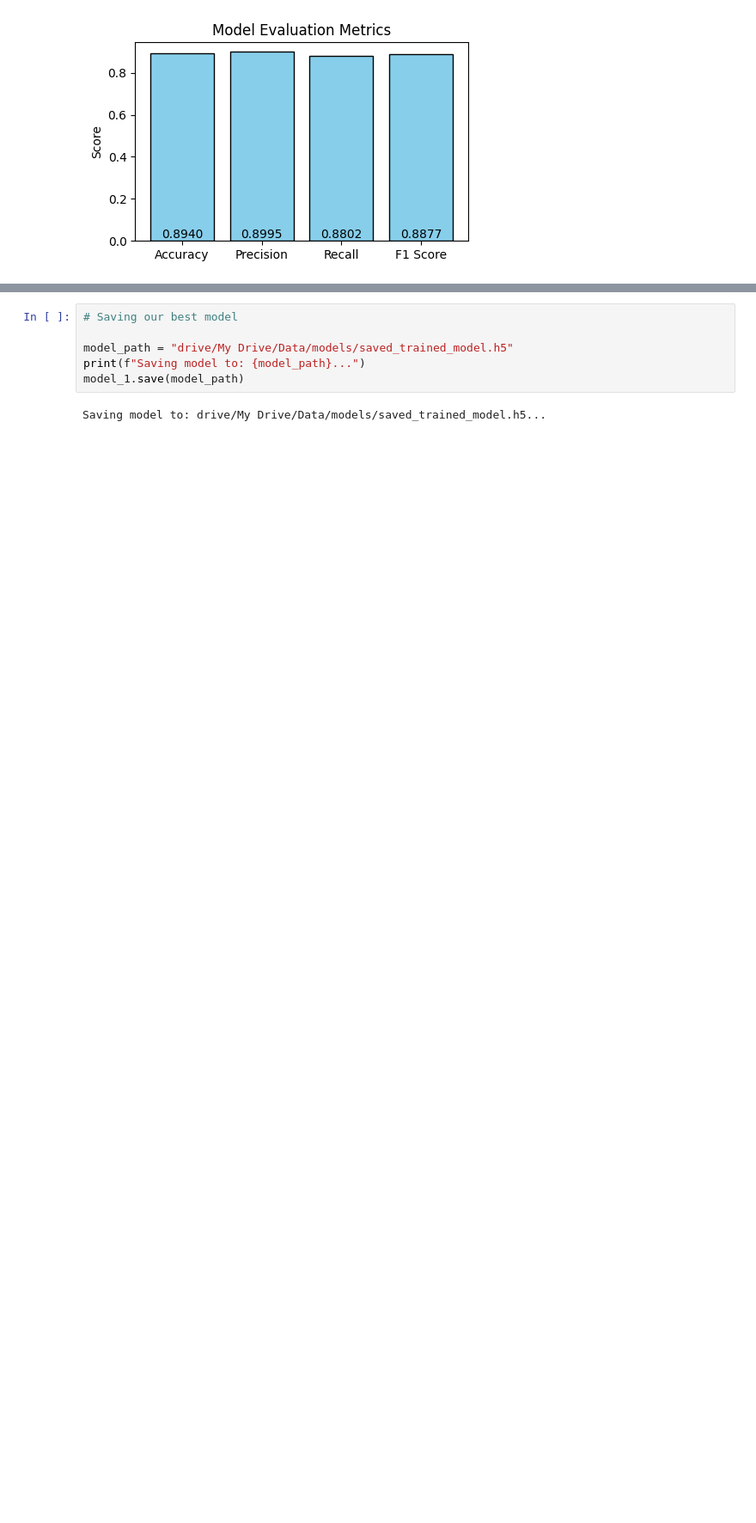
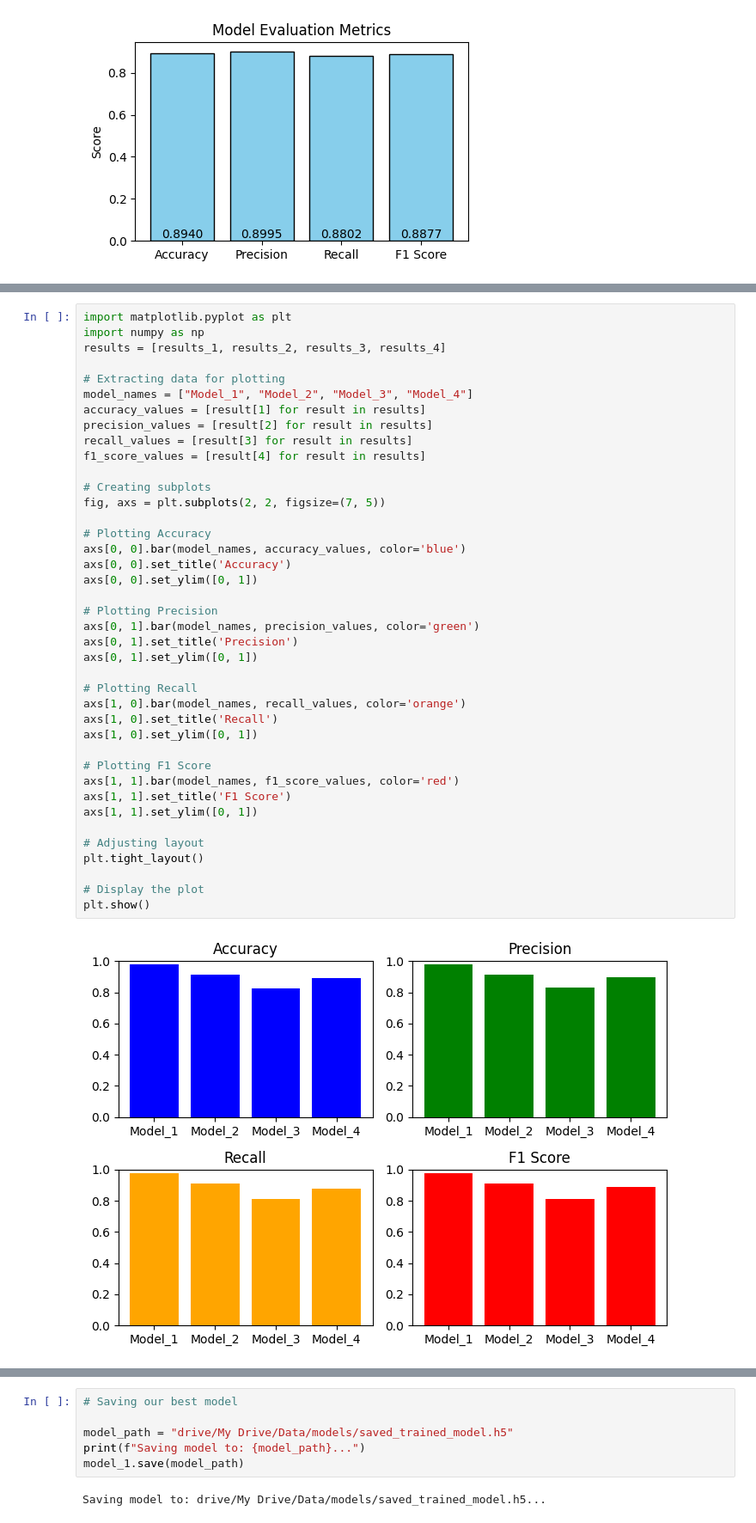
Before and after one commit to raviranjankumar-10/Brain-Tumor-Segmentation, a Jupyter notebook: brain_tumour.ipynb, the cells around one changed output, grey strips where cells are left out. Shown at 86% size. Drawn from its saved outputs; the diff is of its cells as text; blank space fills up the shorter version.

```diff
--- a/brain_tumour.ipynb
+++ b/brain_tumour.ipynb
@@ -950,0 +986,42 @@ for i, (metric, value) in enumerate(zip(metrics, values)):
+# %%
+import matplotlib.pyplot as plt
+import numpy as np
+results = [results_1, results_2, results_3, results_4]
+
+# Extracting data for plotting
+model_names = ["Model_1", "Model_2", "Model_3", "Model_4"]
+accuracy_values = [result[1] for result in results]
+precision_values = [result[2] for result in results]
+recall_values = [result[3] for result in results]
+f1_score_values = [result[4] for result in results]
+
+# Creating subplots
+fig, axs = plt.subplots(2, 2, figsize=(7, 5))
+
+# Plotting Accuracy
+axs[0, 0].bar(model_names, accuracy_values, color='blue')
+axs[0, 0].set_title('Accuracy')
+axs[0, 0].set_ylim([0, 1])
+
+# Plotting Precision
+axs[0, 1].bar(model_names, precision_values, color='green')
+axs[0, 1].set_title('Precision')
+axs[0, 1].set_ylim([0, 1])
+
+# Plotting Recall
+axs[1, 0].bar(model_names, recall_values, color='orange')
+axs[1, 0].set_title('Recall')
+axs[1, 0].set_ylim([0, 1])
+
+# Plotting F1 Score
+axs[1, 1].bar(model_names, f1_score_values, color='red')
+axs[1, 1].set_title('F1 Score')
+axs[1, 1].set_ylim([0, 1])
+
+# Adjusting layout
+plt.tight_layout()
+
+# Display the plot
+plt.show()
+# %% [output]
+[figure, added]
```
Also changed, not shown: parts of 10 cells of this notebook.
